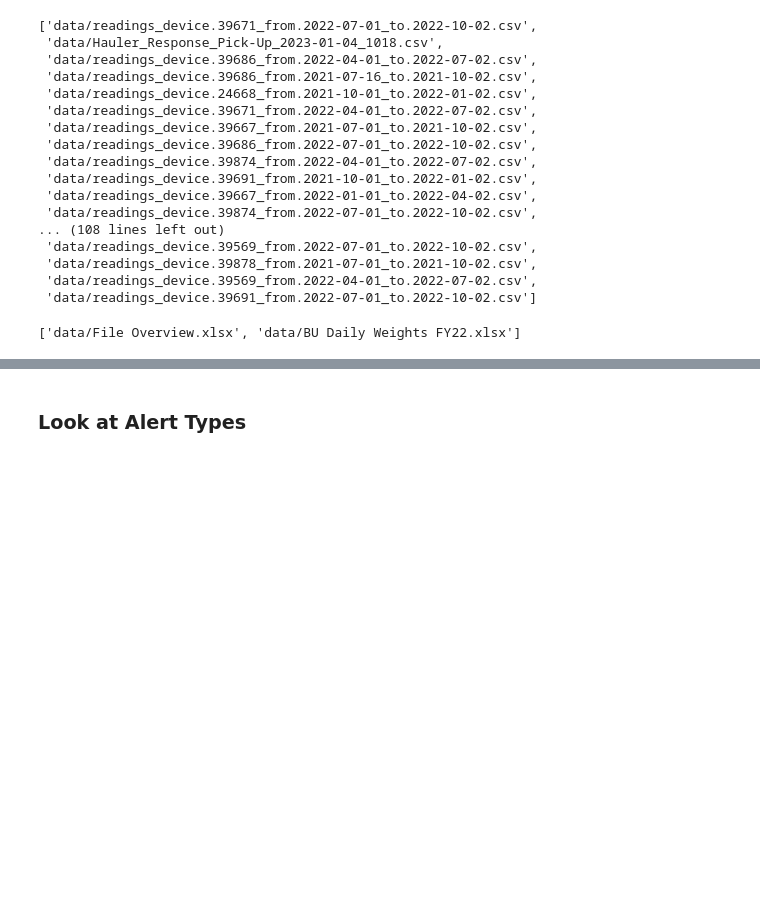
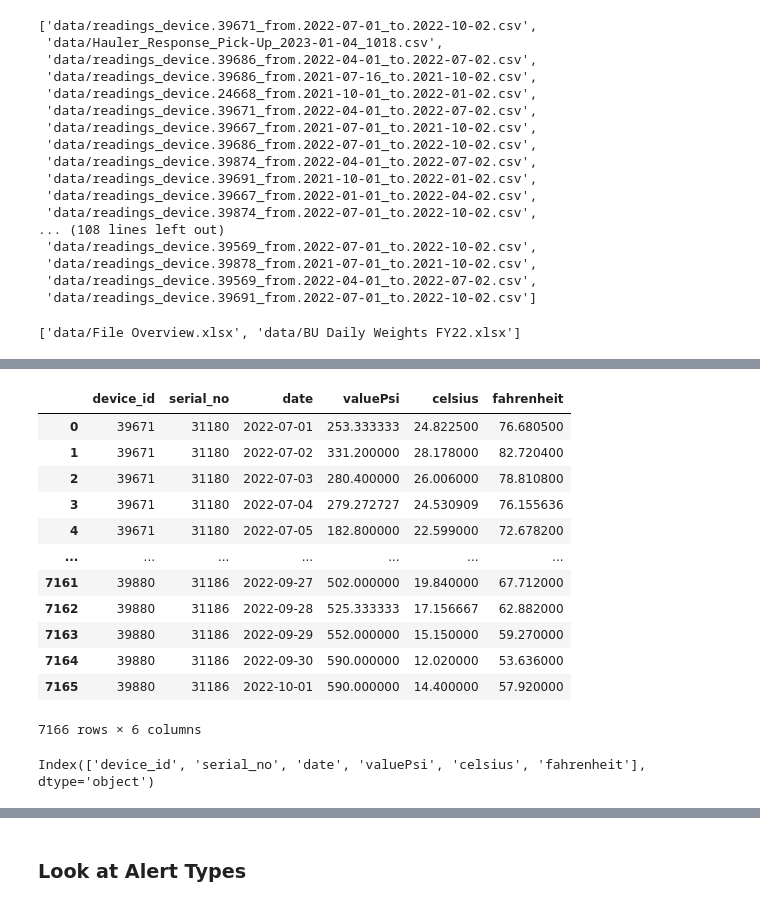
Before and after one commit to BU-Spark/ds-bu-sustainability-waste, a Jupyter notebook: spring23-team-1/DataAnalysis_KV.ipynb, the cells around one changed output, grey strips where cells are left out. Cells and saved outputs as stored; diff of their text form; code cells hidden in the pictures; blank space fills up the shorter version.

```diff
--- a/spring23-team-1/DataAnalysis_KV.ipynb
+++ b/spring23-team-1/DataAnalysis_KV.ipynb
@@ -65,0 +199,23 @@ reading_df
+# %%
+### Group data by date and device ID to get mean temp/PSI data
+all_devices_mean_df = device_df.groupby(['device_id','serial_no','date']).mean().reset_index()
+# %%
+all_devices_mean_df
+# %% [output]
+|  | device_id | serial_no | date | valuePsi | celsius | fahrenheit |
+| 0 | 39671 | 31180 | 2022-07-01 | 253.333333 | 24.822500 | 76.680500 |
+| 1 | 39671 | 31180 | 2022-07-02 | 331.200000 | 28.178000 | 82.720400 |
+| 2 | 39671 | 31180 | 2022-07-03 | 280.400000 | 26.006000 | 78.810800 |
+| 3 | 39671 | 31180 | 2022-07-04 | 279.272727 | 24.530909 | 76.155636 |
+| 4 | 39671 | 31180 | 2022-07-05 | 182.800000 | 22.599000 | 72.678200 |
+| ... | ... | ... | ... | ... | ... | ... |
+| 7161 | 39880 | 31186 | 2022-09-27 | 502.000000 | 19.840000 | 67.712000 |
+| 7162 | 39880 | 31186 | 2022-09-28 | 525.333333 | 17.156667 | 62.882000 |
+| 7163 | 39880 | 31186 | 2022-09-29 | 552.000000 | 15.150000 | 59.270000 |
+| 7164 | 39880 | 31186 | 2022-09-30 | 590.000000 | 12.020000 | 53.636000 |
+| 7165 | 39880 | 31186 | 2022-10-01 | 590.000000 | 14.400000 | 57.920000 |
+7166 rows × 6 columns
+# %%
+all_devices_mean_df.columns
+# %% [output]
+Index(['device_id', 'serial_no', 'date', 'valuePsi', 'celsius', 'fahrenheit'], dtype='object')
```
Also changed, not shown: parts of 53 cells of this notebook.
